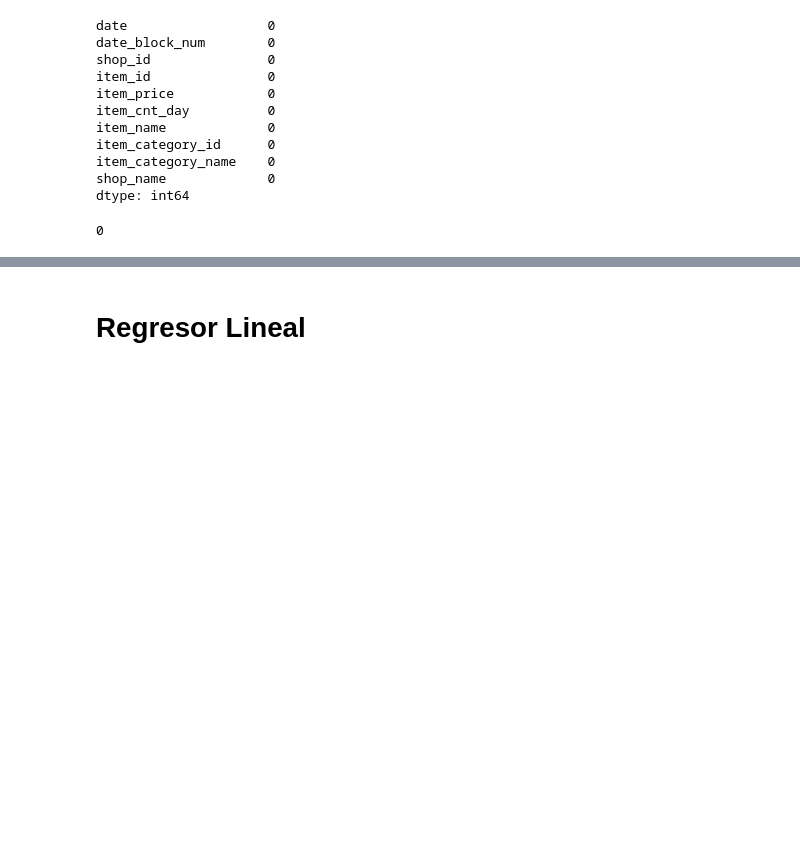
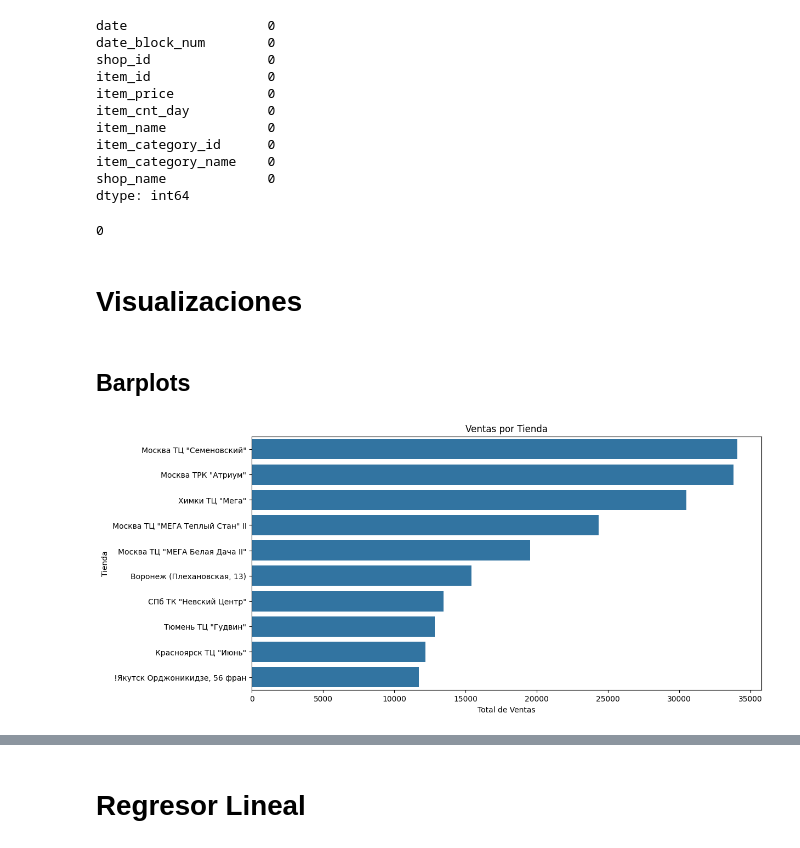
Before and after one commit to alexguttlein/OrgaDatos_TP2_MachineLearning, a Jupyter notebook: TP2_Machine_Learning.ipynb, the cells around one changed output, grey strips where cells are left out. Drawn from its saved outputs; the diff is of its cells as text; code cells hidden in the pictures; blank space fills up the shorter version.

Commit message:
se agregan un par de barplots

```diff
--- a/TP2_Machine_Learning.ipynb
+++ b/TP2_Machine_Learning.ipynb
@@ -160,3 +160,20 @@ item_cnt_day_negativo['item_cnt_day'].count()
 # %%
 # se reemplaza las ventas negativas por 0
 merged.loc[merged['item_cnt_day'] < 0, 'item_cnt_day'] = 0
+# %% [markdown]
+# Visualizaciones
+# %%
+visu = merged.copy()
+# %% [markdown]
+## Barplots
+# %%
+# Barplot de ventas por tienda
+plt.figure(figsize=(12, 6))
+ventas_por_tienda = visu.groupby('shop_name')['item_cnt_day'].sum().sort_values(ascending=False).head(10)
+sns.barplot(x=ventas_por_tienda.values, y=ventas_por_tienda.index)
+plt.title('Ventas por Tienda')
+plt.xlabel('Total de Ventas')
+plt.ylabel('Tienda')
+plt.show()
+# %% [output]
+[figure, added]
```
Also changed, not shown: parts of 1 cell of this notebook.
